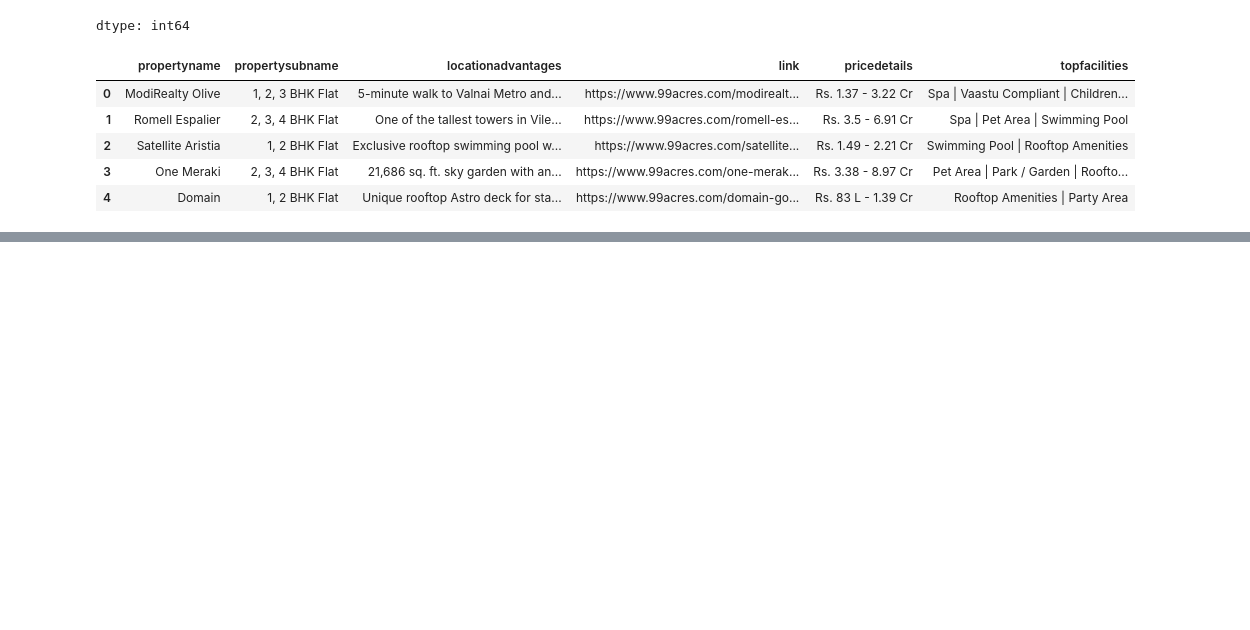
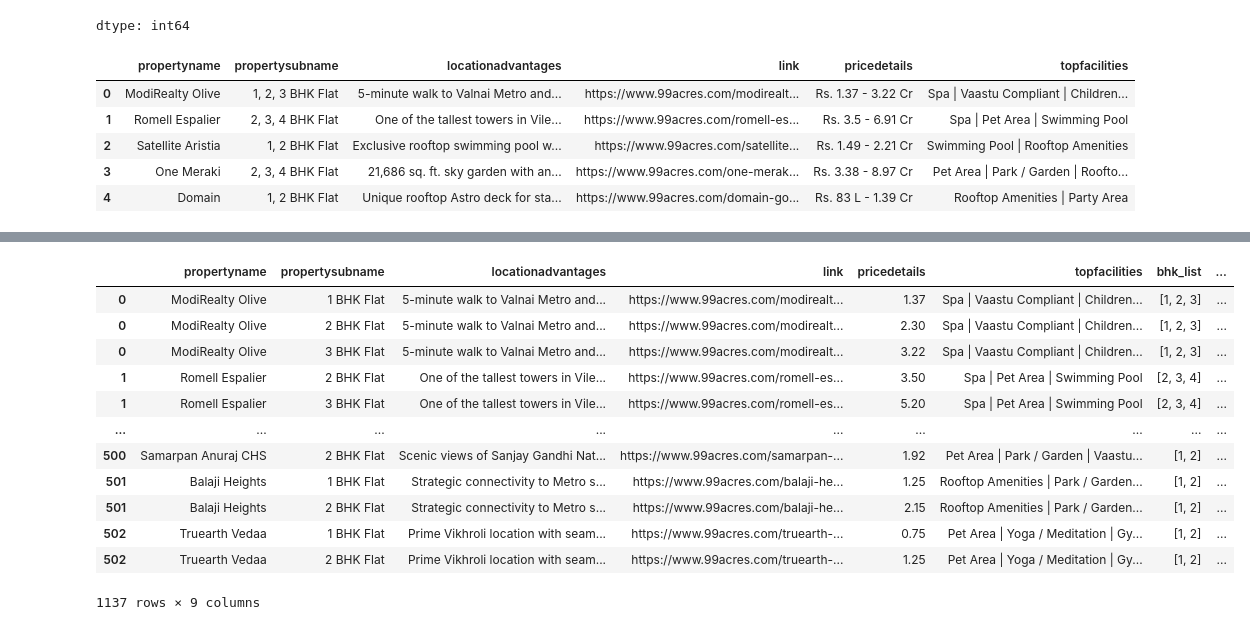
Before and after one commit to ShlokBagwe/Realytics-End-to-End-Real-Estate-Intelligence-Platform, a Jupyter notebook: Real_Estate_Data_Merge.ipynb, the cells around one changed output, grey strips where cells are left out. Cells and saved outputs as stored; diff of their text form; code cells hidden in the pictures; blank space fills up the shorter version.

Commit message:
Cleaned propertysubname and pricedetails columns and exported it into new csv file.

```diff
--- a/Real_Estate_Data_Merge.ipynb
+++ b/Real_Estate_Data_Merge.ipynb
@@ -65,0 +108,23 @@ df1.head()
+# %%
+def isL(text):
+
+  cleaned = text.replace("Rs. ","").strip().replace(" Cr","").split(" - ")
+
+  if len(cleaned) == 1:
+    cleaned.append(cleaned[0])
+
+  if "L" in text:
+
+    if "L" in cleaned[0]:
+      cleaned[0] = cleaned[0].replace("L", "").strip()
+      cleaned[0] = round(float(cleaned[0])/100,2)
+
+    if "L" in cleaned[1]:
+      # Fixed: update cleaned[1] here, not [0] again
+      cleaned[1] = cleaned[1].replace("L", "").strip()
+      cleaned[1] = round(float(cleaned[1])/100,2)
+
+  # Minimal change: Ensure values are explicitly cast to float
+  return [float(cleaned[0]), float(cleaned[1])]
+
+df1[['min_price', 'max_price']] = df1['pricedetails'].apply(isL).tolist()
@@ -65,0 +140,35 @@ df1.head()
+# %%
+new_data = []
+
+for i in range(len(df1)):
+  text = df1.loc[i, 'propertysubname']
+  bhk_list = text.replace(" BHK Flat","").strip().split(", ")
+
+  prices = list(np.linspace(
+          df1.loc[i,'min_price'],
+          df1.loc[i,'max_price'],
+          len(bhk_list)
+      ).round(2))
+
+  for bhk, price in zip(bhk_list, prices):
+    new_row = df1.loc[i].copy()
+    new_row['propertysubname'] = str(bhk) + " BHK Flat"
+    new_row['pricedetails'] = round(price, 2)
+    new_data.append(new_row)
+
+new_df = pd.DataFrame(new_data)
+new_df
+# %% [output]
+|  | propertyname | propertysubname | locationadvantages | link | pricedetails | topfacilities | bhk_list | ... |
+| 0 | ModiRealty Olive | 1 BHK Flat | 5-minute walk to Valnai Metro and... | https://www.99acres.com/modirealt... | 1.37 | Spa | Vaastu Compliant | Children... | [1, 2, 3] | ... |
+| 0 | ModiRealty Olive | 2 BHK Flat | 5-minute walk to Valnai Metro and... | https://www.99acres.com/modirealt... | 2.30 | Spa | Vaastu Compliant | Children... | [1, 2, 3] | ... |
+| 0 | ModiRealty Olive | 3 BHK Flat | 5-minute walk to Valnai Metro and... | https://www.99acres.com/modirealt... | 3.22 | Spa | Vaastu Compliant | Children... | [1, 2, 3] | ... |
+| 1 | Romell Espalier | 2 BHK Flat | One of the tallest towers in Vile... | https://www.99acres.com/romell-es... | 3.50 | Spa | Pet Area | Swimming Pool | [2, 3, 4] | ... |
+| 1 | Romell Espalier | 3 BHK Flat | One of the tallest towers in Vile... | https://www.99acres.com/romell-es... | 5.20 | Spa | Pet Area | Swimming Pool | [2, 3, 4] | ... |
+| ... | ... | ... | ... | ... | ... | ... | ... | ... |
+| 500 | Samarpan Anuraj CHS | 2 BHK Flat | Scenic views of Sanjay Gandhi Nat... | https://www.99acres.com/samarpan-... | 1.92 | Pet Area | Park / Garden | Vaastu... | [1, 2] | ... |
+| 501 | Balaji Heights | 1 BHK Flat | Strategic connectivity to Metro s... | https://www.99acres.com/balaji-he... | 1.25 | Rooftop Amenities | Park / Garden... | [1, 2] | ... |
+| 501 | Balaji Heights | 2 BHK Flat | Strategic connectivity to Metro s... | https://www.99acres.com/balaji-he... | 2.15 | Rooftop Amenities | Park / Garden... | [1, 2] | ... |
+| 502 | Truearth Vedaa | 1 BHK Flat | Prime Vikhroli location with seam... | https://www.99acres.com/truearth-... | 0.75 | Pet Area | Yoga / Meditation | Gy... | [1, 2] | ... |
+| 502 | Truearth Vedaa | 2 BHK Flat | Prime Vikhroli location with seam... | https://www.99acres.com/truearth-... | 1.25 | Pet Area | Yoga / Meditation | Gy... | [1, 2] | ... |
+1137 rows × 9 columns
```
Also changed, not shown: parts of 8 cells of this notebook.
